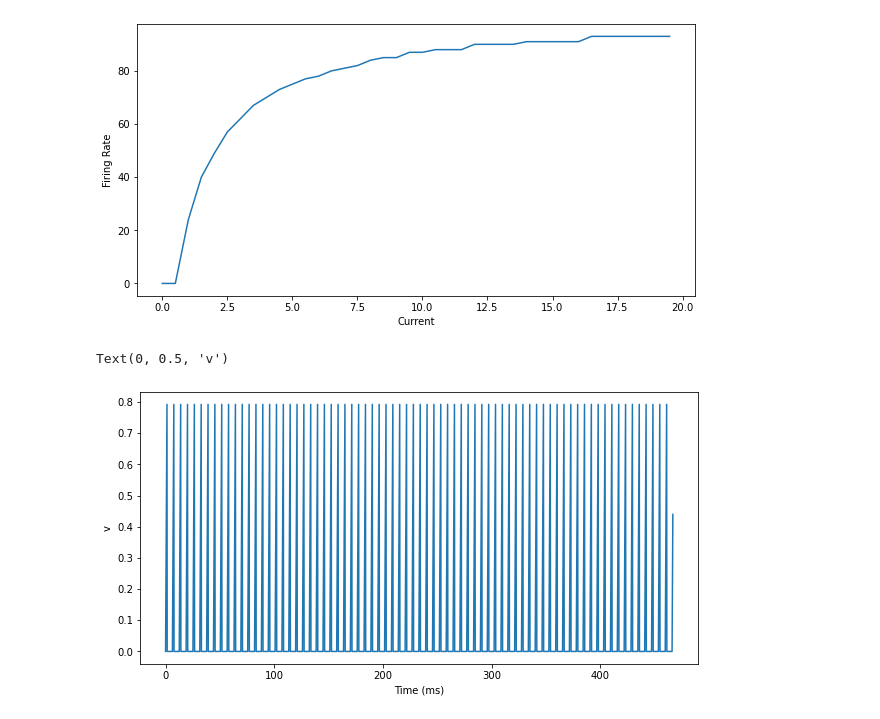
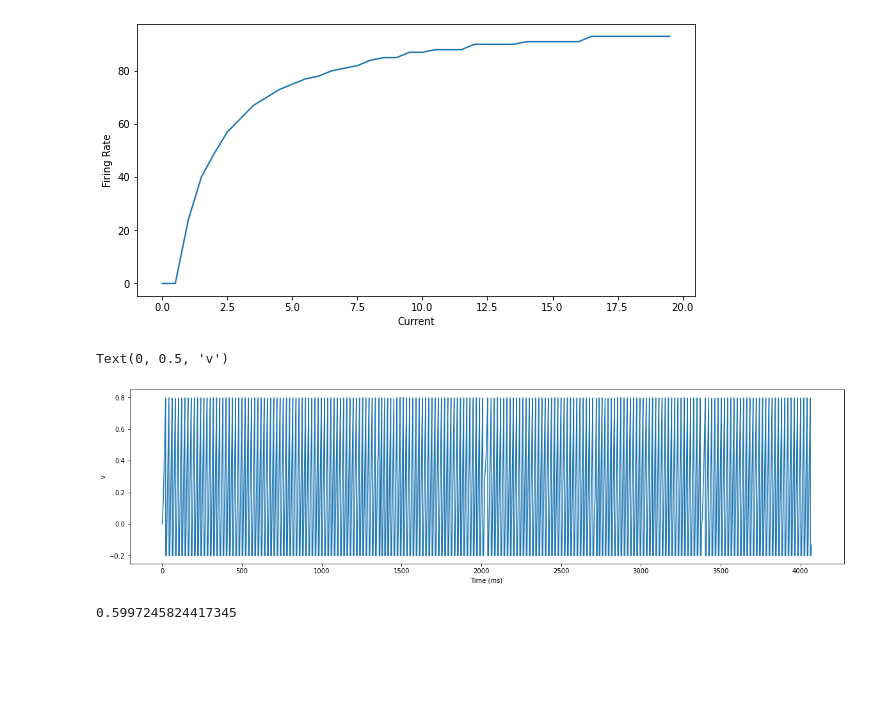
Before and after one commit to samuelbrege/snnResearch, a Jupyter notebook: cellTests.ipynb, the cells around one changed output. Saved outputs shown, nothing was run; the diff lists cells and outputs as text; code cells hidden in the pictures; blank space fills up the shorter version.

Commit message:
speed cell

```diff
--- a/cellTests.ipynb
+++ b/cellTests.ipynb
@@ -6,8 +6,9 @@ import pandas as pd
 import matplotlib.pyplot as plt
 # %%
 #velocity data from simKex
-velocity = pd.read_csv('velocity_data.csv')
-velocity = velocity.drop('Unnamed: 0', axis='columns')
+velocity_df = pd.read_csv('velocity_data.csv')
+velocity_df = velocity_df.drop('Unnamed: 0', axis='columns')
+velocity = velocity_df.to_numpy()
 
 timesteps = np.arange(0, len(velocity), 1)
 # %%
@@ -114,37 +109,53 @@ Text(0, 0.5, 'Firing Rate')
 # %%
 #Speed cell
 #Firing rate proportional to speed
 #Always firing, with higher speed = more firing, lower/0 speed = less firing (but still some)
 
 #Needed before each sim to prevent error
 b2.start_scope()
 
 #constants/hyperparameters
-tau = 10*b2.ms
+
+#speed of voltage increase
+tau = 100*b2.ms
+
+#How much speed affects voltage
+sW = 10
+
 threshold = 0.8
-reset = 0
+reset = -0.2
 refractory = 5 * b2.ms
 time = len(timesteps) * b2.ms
 b2.defaultclock.dt = 0.1 * b2.ms
 
 
 eqs = '''
-dv/dt = (2.5+I-v)/tau : 1 (unless refractory)
+dv/dt = (1+I-v)/tau : 1 (unless refractory)
 I : 1
+step : 1
 '''
 
 G = b2.NeuronGroup(1, eqs, threshold='v>'+str(threshold), reset='v = '+str(reset),
                     refractory=refractory, method='exact')
 
 M = b2.StateMonitor(G, 'v', record=0)
+G.I = 0
+G.step = 0
 
-G.I = 4
+@b2.network_operation(dt=1*b2.ms)
+def getSpeed():
+    G.I = sW * np.sum(np.abs(velocity[int(G.step[0])]))
+    G.step += 1
+b2.run(time)
 
-b2.run(time)
-fig, ax = plt.subplots(figsize=(10,5))
+fig, ax = plt.subplots(figsize=(20,5))
 ax.plot(M.t/b2.ms, M.v[0])
 ax.set_xlabel('Time (ms)')
 ax.set_ylabel('v')
 # %% [output]
 Text(0, 0.5, 'v')
-[figure, old version]
+[figure, new version]
+# %%
+np.sum(np.abs(velocity[100]))
+# %% [output]
+0.5997245824417345
```
Also changed, not shown: parts of 1 cell of this notebook.
